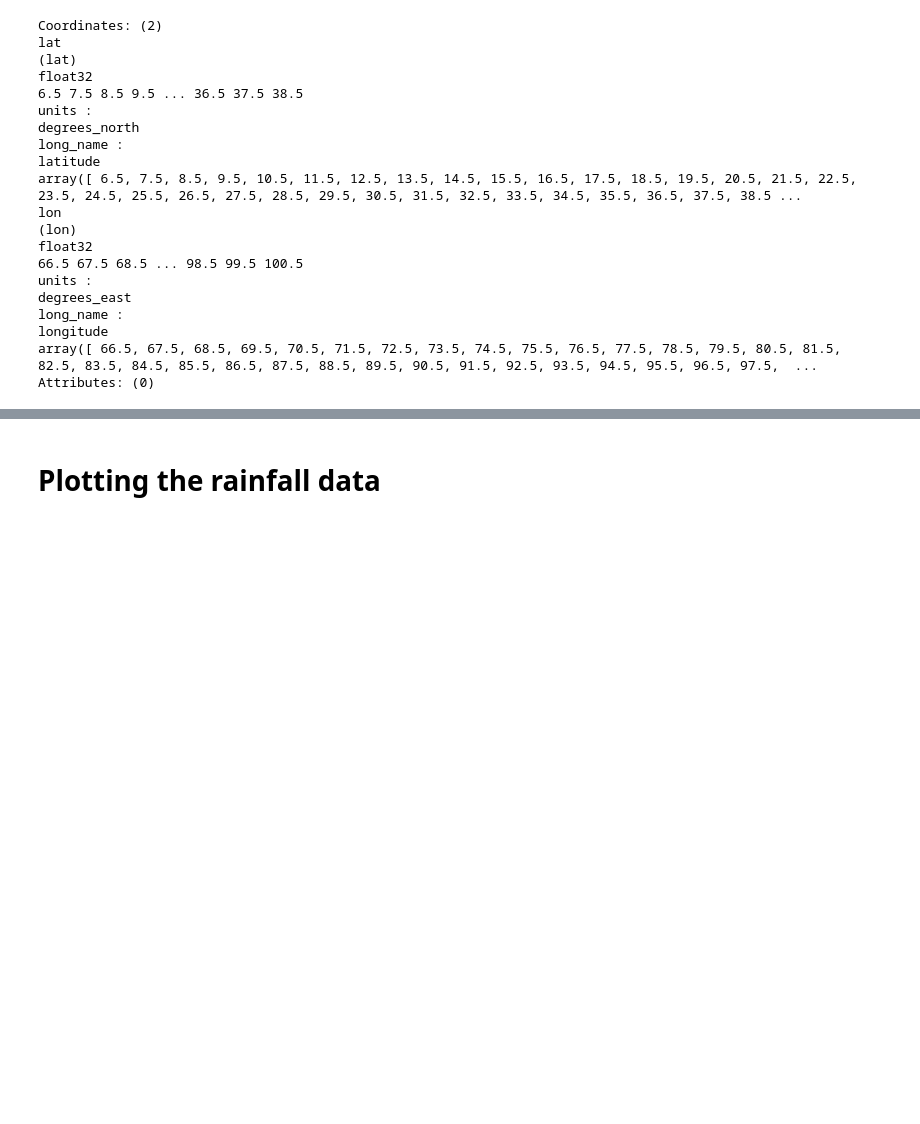
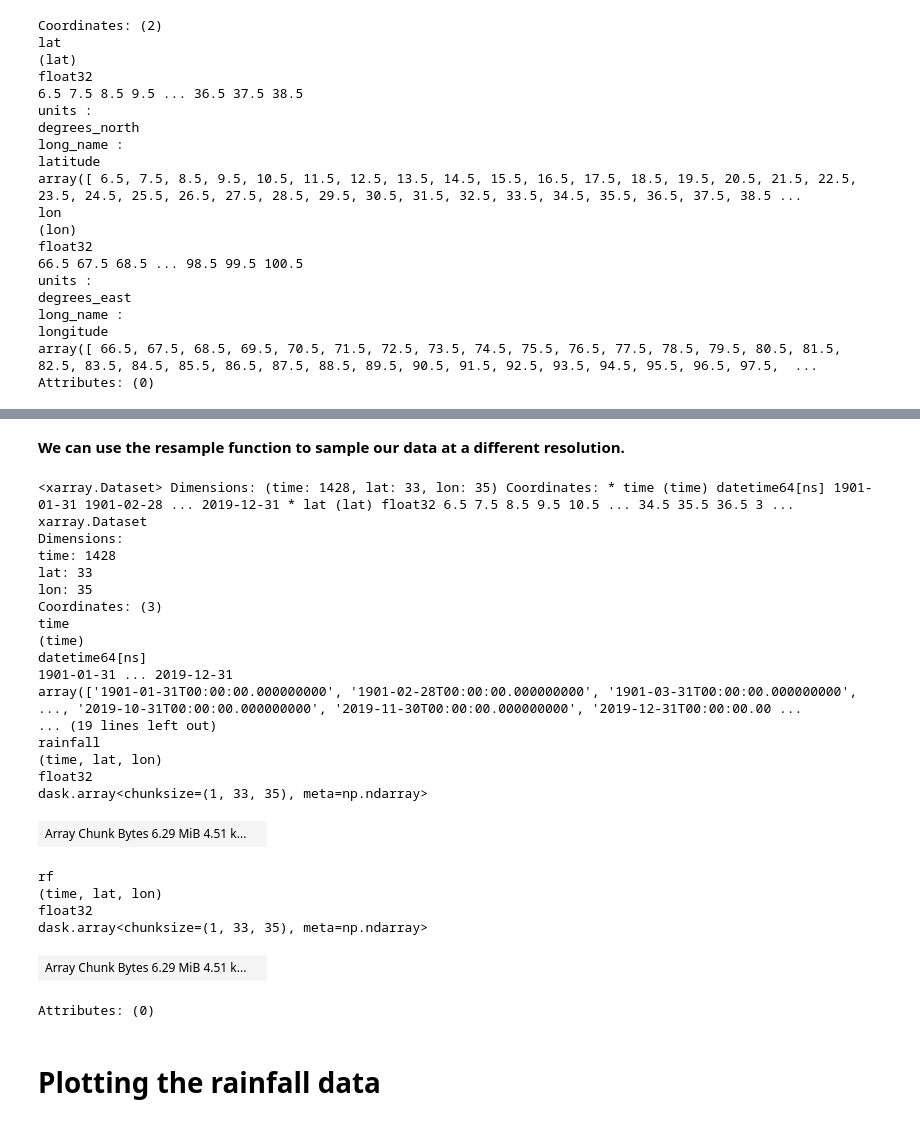
Before and after one commit to carbform/Climate_Data_Plotting, a Jupyter notebook: Jupyter Notebook (python)/IMD_Rainfall_Plots_Demo.ipynb, the cells around one changed output, grey strips where cells are left out. Cells and saved outputs as stored; diff of their text form; code cells hidden in the pictures; blank space fills up the shorter version.

```diff
--- a/Jupyter Notebook (python)/IMD_Rainfall_Plots_Demo.ipynb
+++ b/Jupyter Notebook (python)/IMD_Rainfall_Plots_Demo.ipynb
@@ -304,3 +338,34 @@ Attributes: (0)
+# %% [markdown]
+**We can use the resample function to sample our data at a different resolution.**
+# %%
+ds_res_month = ds.resample(time='1M') # Valid arguments are '1M'.'1D' and '1Y'.
+# Then, we can apply mean, sum,variance etc.
+ds_res_month.sum('time') # Monthly Rainfall Accumulation
+# %% [output]
+<xarray.Dataset> Dimensions: (time: 1428, lat: 33, lon: 35) Coordinates: * time (time) datetime64[ns] 1901-01-31 1901-02-28 ... 2019-12-31 * lat (lat) float32 6.5 7.5 8.5 9.5 10.5 ... 34.5 35.5 36.5 3 ...
+xarray.Dataset
+Dimensions:
+time: 1428
+lat: 33
+lon: 35
+Coordinates: (3)
+time
+(time)
+datetime64[ns]
+1901-01-31 ... 2019-12-31
+array(['1901-01-31T00:00:00.000000000', '1901-02-28T00:00:00.000000000', '1901-03-31T00:00:00.000000000', ..., '2019-10-31T00:00:00.000000000', '2019-11-30T00:00:00.000000000', '2019-12-31T00:00:00.00 ...
+... (19 lines left out)
+rainfall
+(time, lat, lon)
+float32
+dask.array<chunksize=(1, 33, 35), meta=np.ndarray>
+| Array Chunk Bytes 6.29 MiB 4.51 k... |  |
+rf
+(time, lat, lon)
+float32
+dask.array<chunksize=(1, 33, 35), meta=np.ndarray>
+| Array Chunk Bytes 6.29 MiB 4.51 k... |  |
+Attributes: (0)
 # %% [markdown]
  # Plotting the rainfall data
 # %% [markdown]
```
Also changed, not shown: parts of 6 cells of this notebook.
